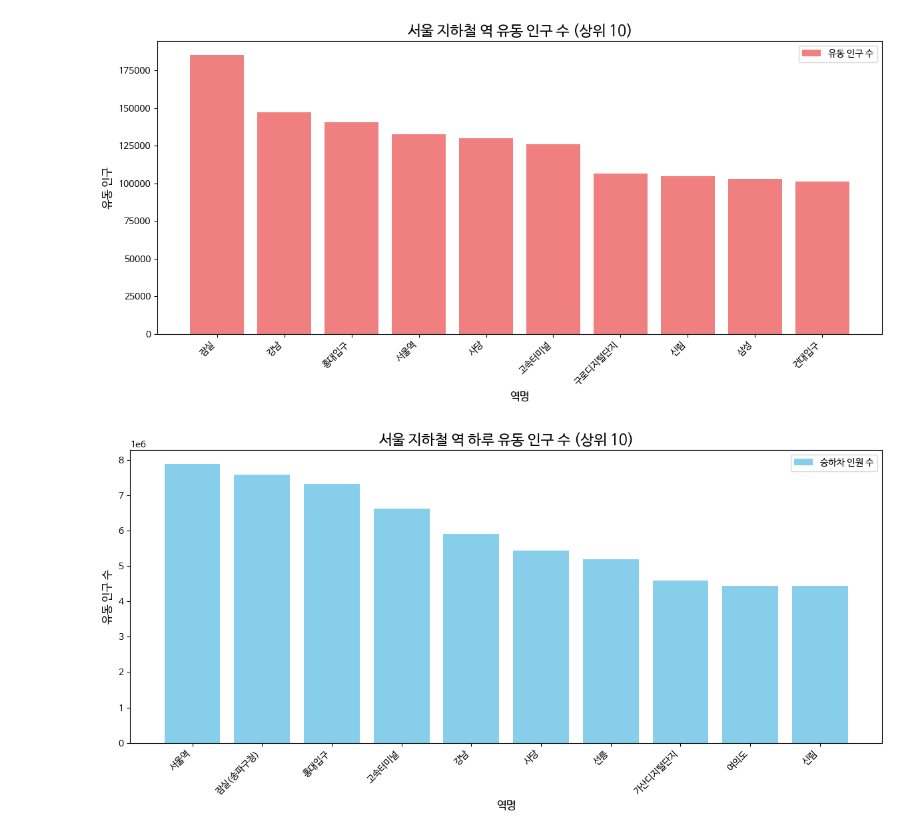
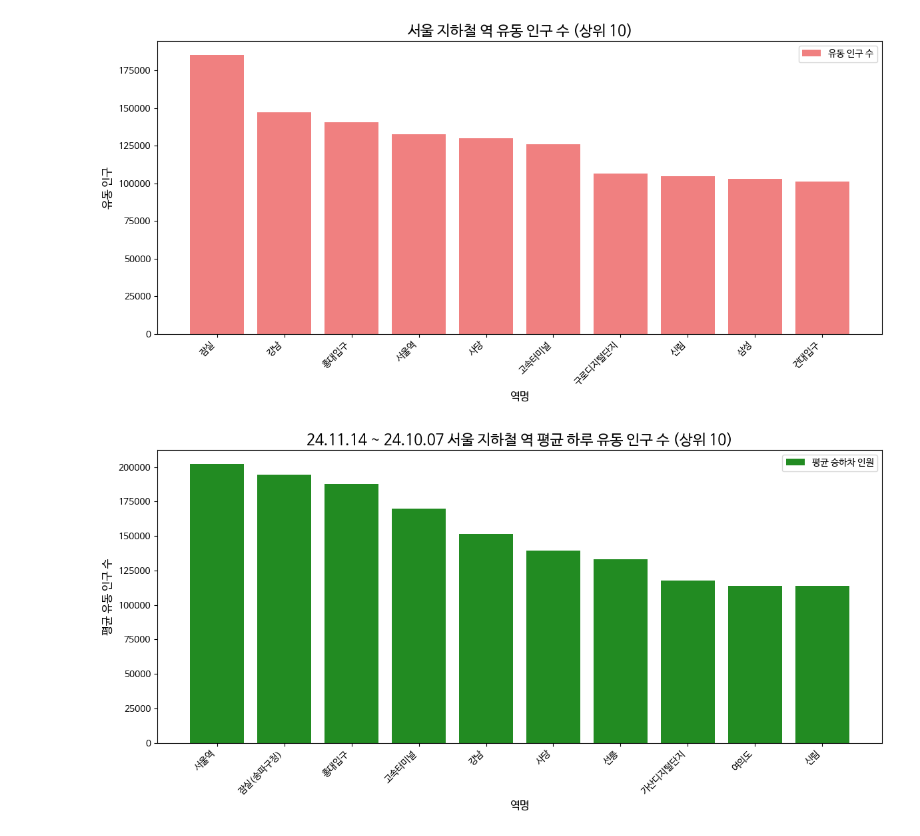
Before and after one commit to CodingCat-Jung/SmartCity, a Jupyter notebook: SmartCity02.ipynb, the cells around one changed output. Cells and saved outputs as stored; diff of their text form; code cells hidden in the pictures.

```diff
--- a/SmartCity02.ipynb
+++ b/SmartCity02.ipynb
@@ -71,49 +71,57 @@ plt.show()
 # %% [output]
 [figure]
 # %%
-# 지하철역 승하차 순위 파악하기 2
+# 지하철역 승하차 순위 파악하기 2 - 24.11.14 ~ 24.10.07
 import pandas as pd
 import matplotlib.pyplot as plt
 import matplotlib.font_manager as fm
 
 # 데이터 불러오기
 df = pd.read_csv('서울시 지하철호선별 역별 승하차 인원 정보.csv', encoding='cp949')
 
-# 각 지하철 역별 승차와 하차 인원 합산
+# 승차와 하차 인원 합산 (하루 총 승하차 인원)
 df['하루 총 승하차인원'] = df['승차총승객수'] + df['하차총승객수']
 
-# 역명을 기준으로 그룹화하여 합산
-station_groups = (
-    df.groupby('역명')[['승차총승객수', '하차총승객수', '하루 총 승하차인원']]
-    .sum()
+# 각 역명에 대해 사용일자 카운트 및 총 승하차 인원 합산
+station_stats = (
+    df.groupby('역명')
+    .agg(
+        총승하차인원=('하루 총 승하차인원', 'sum'),
+        사용일자수=('사용일자', 'nunique')
+    )
     .reset_index()
 )
 
-# 승하차 총 인원 기준으로 정렬
-df_sorted = station_groups.sort_values(by='하루 총 승하차인원', ascending=False)
+# 평균 하루 총 승하차 인원 계산
+station_stats['평균 하루 총 승하차인원'] = station_stats['총승하차인원'] / station_stats['사용일자수']
+
+station_stats['평균 하루 총 승하차인원'] = station_stats['평균 하루 총 승하차인원'].round() # 평균 값 반올림
+
+# 평균 승하차 인원 기준으로 정렬
+df_sorted = station_stats.sort_values(by='평균 하루 총 승하차인원', ascending=False)
 
 # 결과를 새로운 CSV 파일로 저장
-output_file = '지하철 역별 일 유동인구 순위.csv'
+output_file = '24.11.14 ~ 24.10.07 지하철 역별 평균 유동인구 순위(사용일자 기준).csv'
 df_sorted.to_csv(output_file, index=False, encoding='utf-8-sig')
+
+# 상위 10개 역 추출
+df_top10 = df_sorted.head(10)
 
 plt.rc('font', family='NanumBarunGothic')
 
-# 상위 10개 지하철역 추출
-df_top10 = df_sorted.head(10)
-
 # 시각화
 plt.figure(figsize=(12, 6))
-plt.bar(df_top10['역명'], df_top10['하루 총 승하차인원'], color='skyblue', label='승하차 인원 수')
+plt.bar(df_top10['역명'], df_top10['평균 하루 총 승하차인원'], color='forestgreen', label='평균 승하차 인원')
 
 # 그래프 제목 및 레이블 설정
-plt.title('서울 지하철 역 하루 유동 인구 수 (상위 10)', fontsize=16)
+plt.title('24.11.14 ~ 24.10.07 서울 지하철 역 평균 하루 유동 인구 수 (상위 10)', fontsize=16)
 plt.xlabel('역명', fontsize=12)
-plt.ylabel('유동 인구 수', fontsize=12)
+plt.ylabel('평균 유동 인구 수', fontsize=12)
 plt.xticks(rotation=45, ha='right', fontsize=10)
 plt.legend()
 
 # 그래프 출력
 plt.tight_layout()
 plt.show()
 # %% [output]
-[figure, old version]
+[figure, new version]
```
